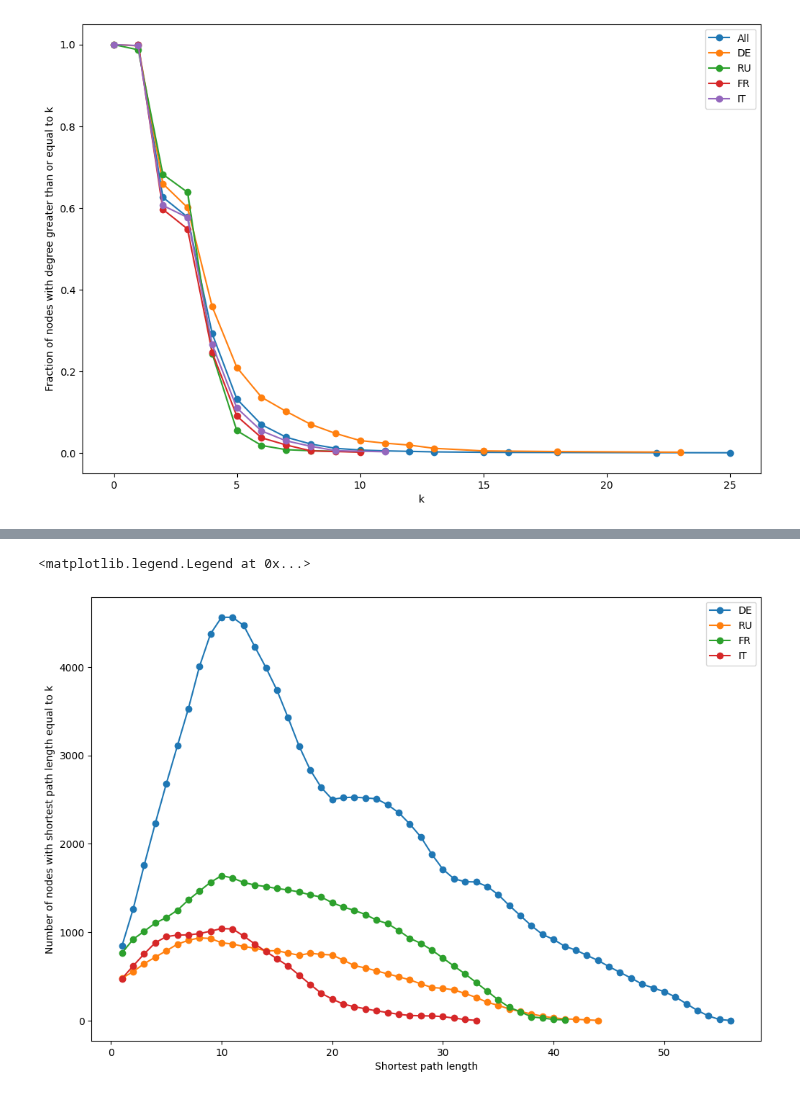
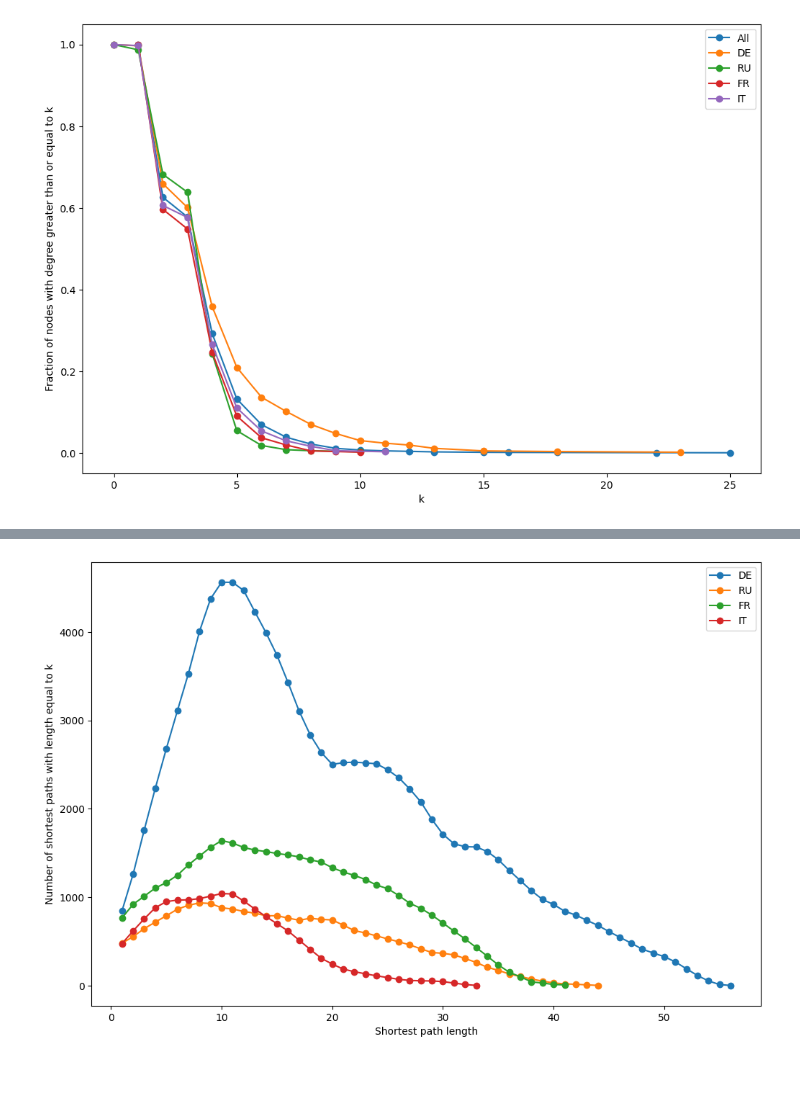
Before and after one commit to johanmasvie/iggielgn_topology_analysis, a Jupyter notebook: new_topo_analysis_iggielgn.ipynb, the cells around one changed output, grey strips where cells are left out. Drawn from its saved outputs; the diff is of its cells as text; code cells hidden in the pictures.

```diff
--- a/new_topo_analysis_iggielgn.ipynb
+++ b/new_topo_analysis_iggielgn.ipynb
@@ -147,27 +128,26 @@ plt.legend()
 # %%
 # Plot the normal shortest path length distribution (i.e., not cumulative)
 plt.figure(figsize=(12, 8))
 
 for country_code in ['DE', 'RU', 'FR', 'IT']:
     # Create a subgraph of G_multi_directed where the country_code is the one we are interested in
     sub_graph = G_multi_directed.subgraph([n for n in G_multi_directed.nodes if G_multi_directed.nodes[n]['country_code'] == country_code])
     shortest_path_lengths = nx.shortest_path_length(sub_graph)
     shortest_path_lengths = [length for node, lengths in shortest_path_lengths for length in lengths.values()]
     shortest_path_lengths = [length for length in shortest_path_lengths if length != 0]
     shortest_path_lengths = sorted(shortest_path_lengths, reverse=True)
     shortest_path_lengths_count = collections.Counter(shortest_path_lengths)
     spl, cnt = zip(*shortest_path_lengths_count.items())
     plt.plot(spl, cnt, 'o-', label=country_code)
 
 plt.xlabel('Shortest path length')
-plt.ylabel('Number of nodes with shortest path length equal to k')
+plt.ylabel('Number of shortest paths with length equal to k')
 plt.legend()
 
 plt.savefig('latex_figures/shortest_path_length_distribution_selected.png')
 plt.show()
 # %% [output]
-<matplotlib.legend.Legend at 0x...>
-[figure, old version]
+[figure, new version]
 # %%
 # Do the same for the entire graph
 plt.figure(figsize=(12, 8))
```
Also changed, not shown: parts of 8 cells of this notebook, 3 other files.
